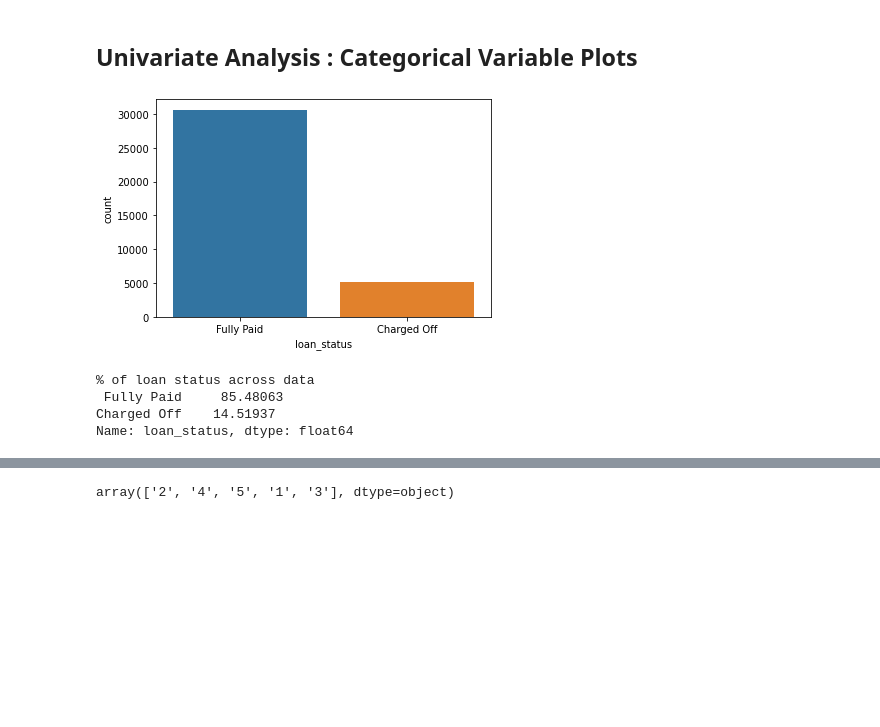
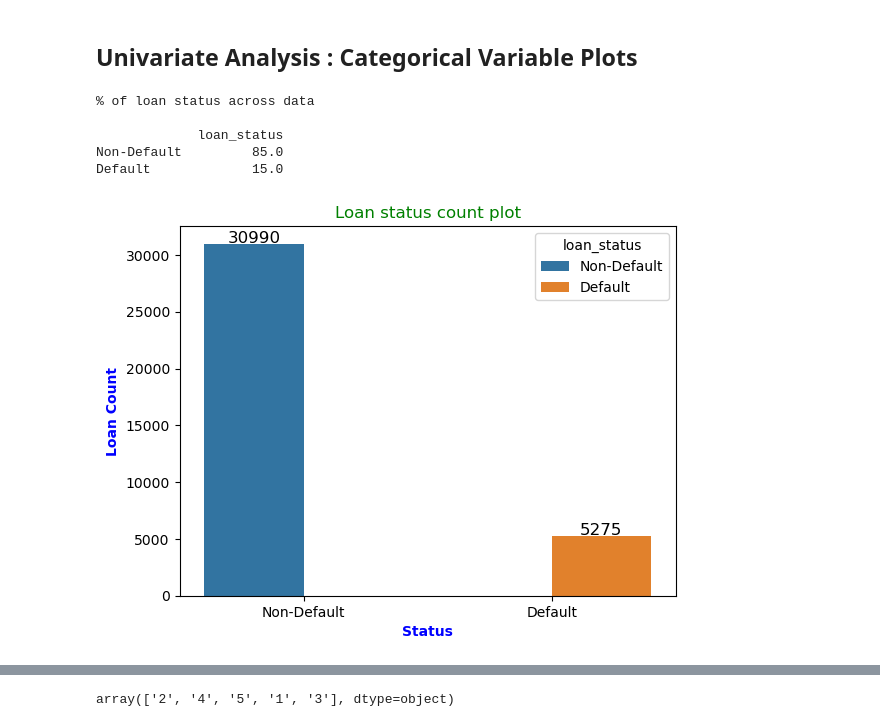
Before and after one commit to charankumarhs/LendingClubCaseStudy, a Jupyter notebook: Charan_Hulmani.ipynb, the cells around one changed output, grey strips where cells are left out. Saved outputs shown, nothing was run; the diff lists cells and outputs as text; code cells hidden in the pictures; blank space fills up the shorter version.

```diff
--- a/Charan_Hulmani.ipynb
+++ b/Charan_Hulmani.ipynb
@@ -192,7 +214,7 @@ def standardize_emp_length(emp_experience:str):
 
 df_lending_club['emp_length'] = df_lending_club['emp_length'].apply(lambda x :standardize_emp_length(str(x)))
 
-#df_lending_club[['emp_length']]= df_lending_club[['emp_length']].fillna(np.median)
+df_lending_club['emp_length']= df_lending_club['emp_length'].fillna(df_lending_club['emp_length'].median())
 # %% [markdown]
 `13. ` Standardize term by removing the word months
 # %%
@@ -222,0 +272,2 @@ memory usage: 9.7+ MB
+# %%
+df_lending_club.drop(columns=['emp_title'],inplace = True )
@@ -222,0 +276,4 @@ memory usage: 9.7+ MB
+# %%
+print(df_lending_club['loan_status'].value_counts(),'\n')
+df_lending_club['loan_status'] = df_lending_club['loan_status'].apply(lambda x : 'Non-Default' if x == 'Fully Paid' else 'Default' )
+print(df_lending_club['loan_status'].value_counts())
@@ -277,4 +342,4 @@ memory usage: 5.6+ MB
 # %% [markdown]
 `2. ` Change data type of int_rate to numeric float
 # %%
-df_lending_club['int_rate'].replace(regex = '%',value = '',inplace = True)
+df_lending_club['int_rate'] = df_lending_club['int_rate'].apply(lambda x: float(x.replace('%','')))
@@ -393,17 +515,30 @@ df_lending_club = df_lending_club[~((df_lending_club['annual_inc'] < (Q1 - 1.5 *
 # %% [markdown]
 ## Univariate Analysis : Categorical Variable Plots
 # %%
-# checking up different loan status counts in data
+# checking different loan status counts in data
+print("% of loan status across data\n")
+print((df_lending_club['loan_status'].value_counts(normalize=True).to_frame().round(decimals = 2) *100))
 
-sns.countplot(x='loan_status',data=df_lending_club)
+plot = sns.countplot(x='loan_status', data=df_lending_club,hue='loan_status')
+plot.set_title('Loan status count plot', c='g')
+plot.set_xlabel('Status',fontsize=10,fontweight='bold',c='b')
+plot.set_ylabel('Loan Count',fontsize=10,fontweight='bold',c='b')
+for bar in plot.patches:
+  # x-coordinate: bar.get_x() + bar.get_width() / 2
+  # y-coordinate: bar.get_height()
+  # free space to be left to make graph pleasing: (0, 8)
+  # ha and va stand for the horizontal and vertical alignment
+    plot.annotate(format(bar.get_height(), '.0f'), (bar.get_x() + bar.get_width() / 2, bar.get_height()), ha = 'center', va = 'center',
+                   size=12,xytext = (0, 4),
+                   textcoords = 'offset points')
+
 plt.show()
-
-print("% of loan status across data \n", df_lending_club['loan_status'].value_counts(normalize=True)*100)
 # %% [output]
+% of loan status across data
+
+             loan_status
+Non-Default         85.0
+Default             15.0
-[figure, old version]
+[figure, new version]
-% of loan status across data
- Fully Paid     85.48063
-Charged Off    14.51937
-Name: loan_status, dtype: float64
 # %%
 # checking the numbers against all grades in the data
```
Also changed, not shown: parts of 42 cells of this notebook.
